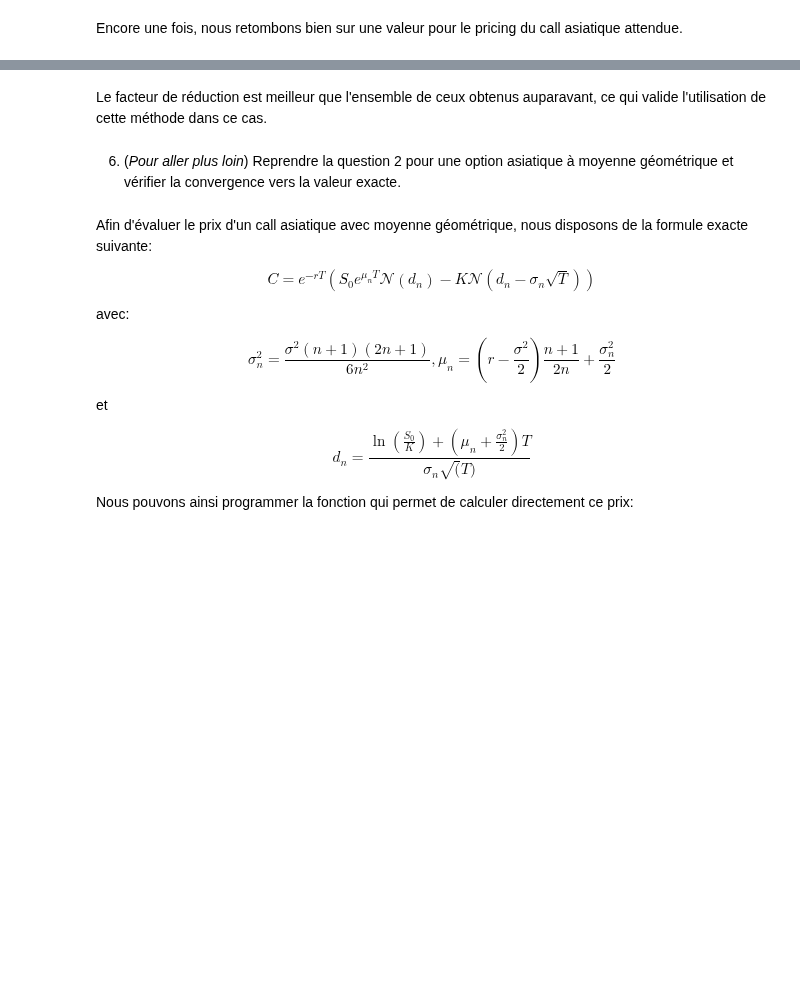
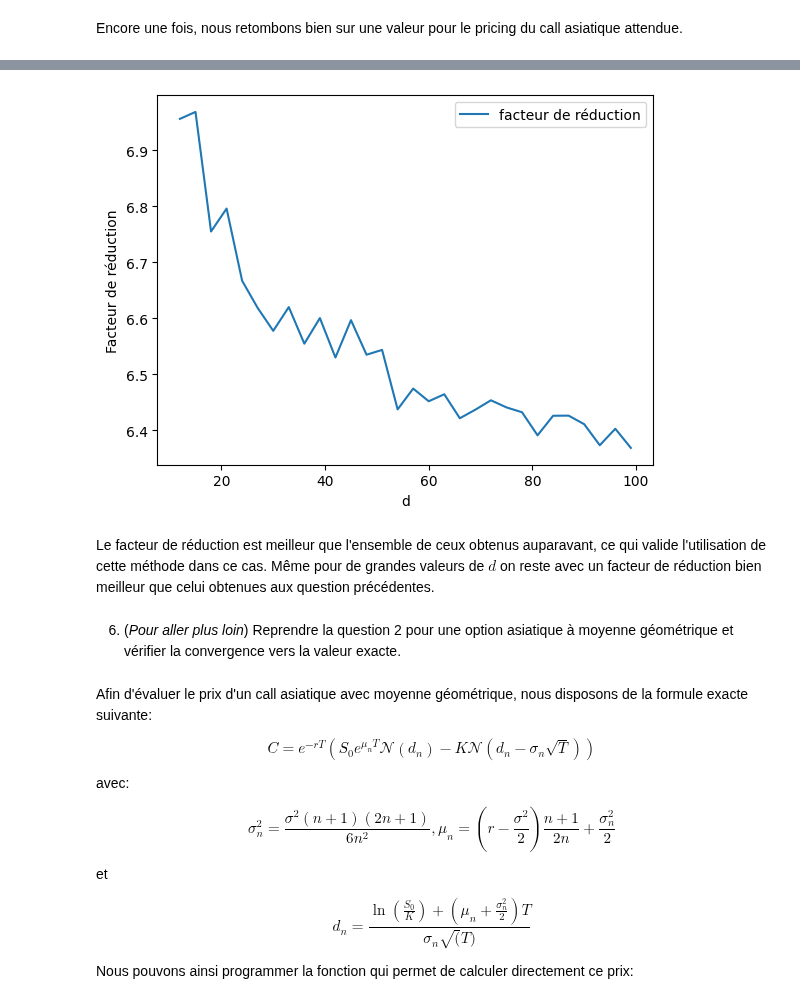
Before and after one commit to kerrianlc/stochastic-proc-fin, a Jupyter notebook: MSF-QII-LC-M.ipynb, the cells around one changed output, grey strips where cells are left out. Drawn from its saved outputs; the diff is of its cells as text; code cells hidden in the pictures; blank space fills up the shorter version.

```diff
--- a/MSF-QII-LC-M.ipynb
+++ b/MSF-QII-LC-M.ipynb
@@ -432,5 +471,23 @@ Reduction factor is: 7.09 for d=12
+# %%
+d_range = [i for i in range(12, 100, 3)]
+fact_red_list = []
+for n in d_range:
+    sim_x = monte_carlo_discrete_path(N, n, T, S0, r, sigma)
+    cov_z, z = cov_Z(sim_x, r, T, K)
+    cov_z_h, h_vect = cov_Z_h(sim_x, r, T, K)
+    corr = (np.dot(cov_z_h.T, np.dot(np.linalg.inv(cov_z), cov_z_h)) / h_vect.var())[0][0]
+    fact_red = 1 / (1 - corr ** 2)
+    fact_red_list.append(fact_red)
+
+plt.plot(d_range, fact_red_list, label="facteur de réduction")
+plt.xlabel("d")
+plt.ylabel("Facteur de réduction")
+plt.legend()
+plt.show()
+# %% [output]
+[figure, added]
 # %% [markdown]
-Le facteur de réduction est meilleur que l'ensemble de ceux obtenus auparavant, ce qui valide l'utilisation de cette méthode dans ce cas.
+Le facteur de réduction est meilleur que l'ensemble de ceux obtenus auparavant, ce qui valide l'utilisation de cette méthode dans ce cas. Même pour de grandes valeurs de $d$ on reste avec un facteur de réduction bien meilleur que celui obtenues aux question précédentes.
 # %% [markdown]
 6. (*Pour aller plus loin*) Reprendre la question 2 pour une option asiatique à moyenne géométrique et vérifier la convergence vers la valeur exacte.
 # %% [markdown]
```
Also changed, not shown: parts of 20 cells of this notebook.
